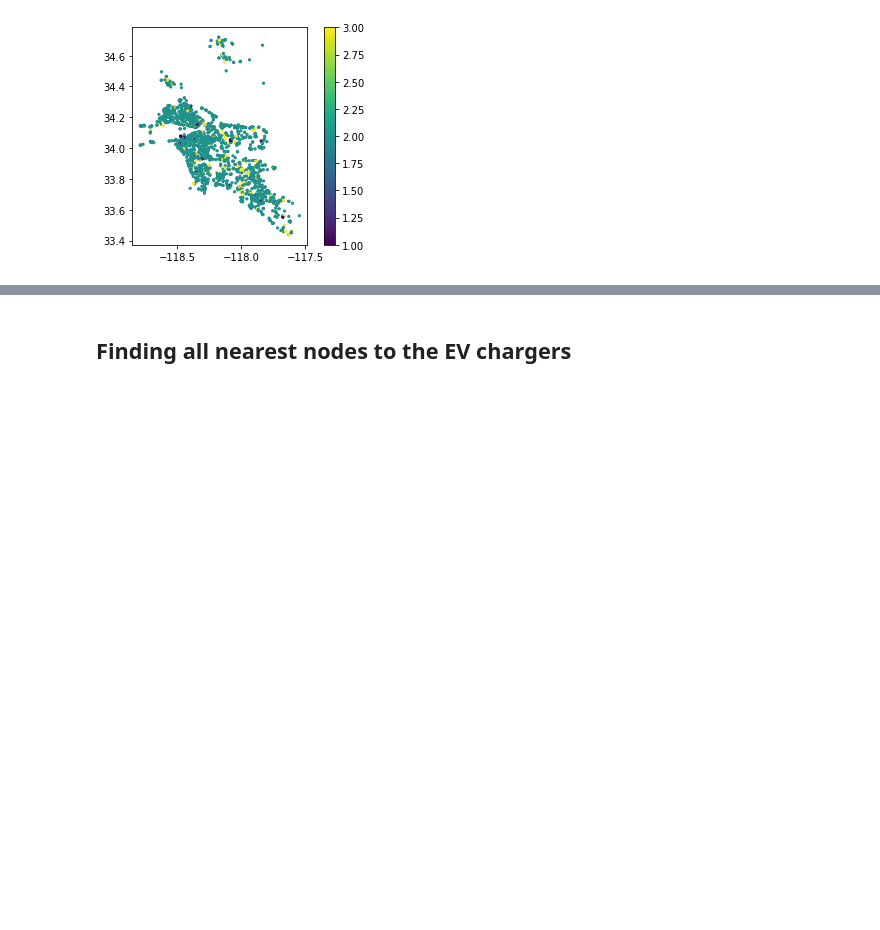
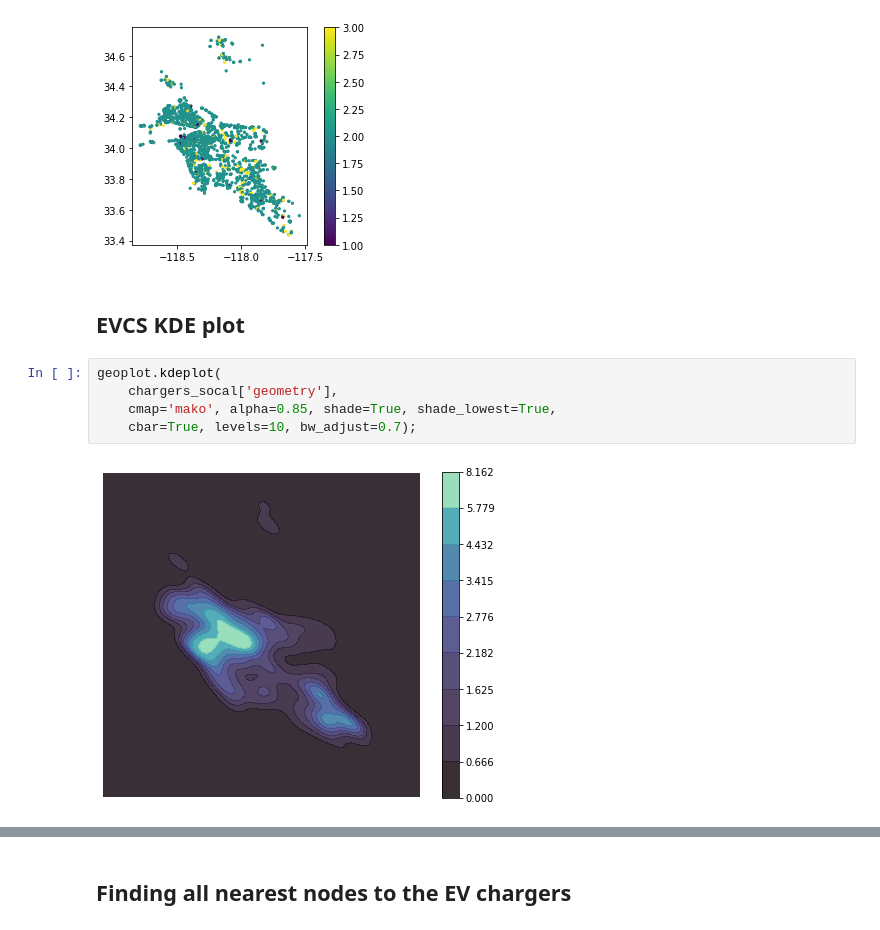
Before and after one commit to jarviskroos7/SoCalEVCSNetwork, a Jupyter notebook: ev_network_proj.ipynb, the cells around one changed output, grey strips where cells are left out. Drawn from its saved outputs; the diff is of its cells as text; blank space fills up the shorter version.

```diff
--- a/ev_network_proj.ipynb
+++ b/ev_network_proj.ipynb
@@ -150,3 +167,12 @@ chargers_socal = chargers_socal.set_crs(epsg=4326)
 chargers_socal.plot(markersize = 5, column = 'Connections_0_LevelID', legend = True);
 # %% [output]
 [figure]
+# %% [markdown]
+## EVCS KDE plot
+# %%
+geoplot.kdeplot(
+    chargers_socal['geometry'],
+    cmap='mako', alpha=0.85, shade=True, shade_lowest=True,
+    cbar=True, levels=10, bw_adjust=0.7);
+# %% [output]
+[figure, added]
```
Also changed, not shown: parts of 20 cells of this notebook, 19 other files.
